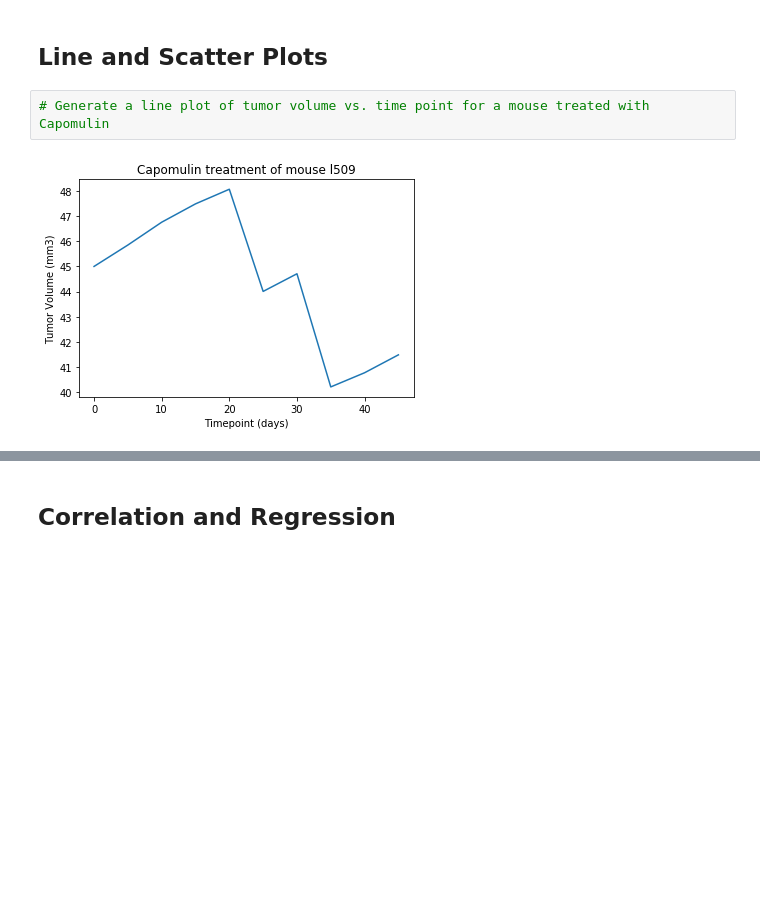
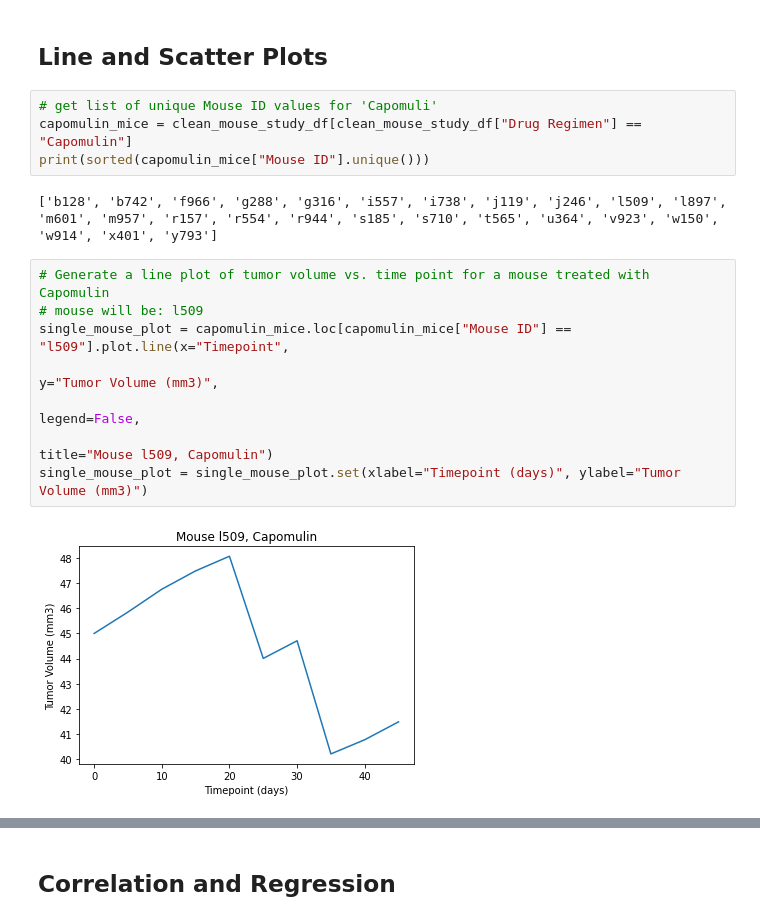
Before and after one commit to zachaa/matplotlib-challenge, a Jupyter notebook: Pymaceuticals/pymaceuticals.ipynb, the cells around one changed output, grey strips where cells are left out. Cells and saved outputs as stored; diff of their text form; blank space fills up the shorter version.

Commit message:
add line,scatter graphs & corr/regress code

```diff
--- a/Pymaceuticals/pymaceuticals.ipynb
+++ b/Pymaceuticals/pymaceuticals.ipynb
@@ -247,7 +247,19 @@ print()  # hide other output from box_ax
 [figure]
 # %% [markdown]
 ## Line and Scatter Plots
+# %%
+# get list of unique Mouse ID values for 'Capomuli'
+capomulin_mice = clean_mouse_study_df[clean_mouse_study_df["Drug Regimen"] == "Capomulin"]
+print(sorted(capomulin_mice["Mouse ID"].unique()))
+# %% [output]
+['b128', 'b742', 'f966', 'g288', 'g316', 'i557', 'i738', 'j119', 'j246', 'l509', 'l897', 'm601', 'm957', 'r157', 'r554', 'r944', 's185', 's710', 't565', 'u364', 'v923', 'w150', 'w914', 'x401', 'y793']
 # %%
 # Generate a line plot of tumor volume vs. time point for a mouse treated with Capomulin
+# mouse will be: l509
+single_mouse_plot = capomulin_mice.loc[capomulin_mice["Mouse ID"] == "l509"].plot.line(x="Timepoint",
+                                                                                       y="Tumor Volume (mm3)",
+                                                                                       legend=False,
+                                                                                       title="Mouse l509, Capomulin")
+single_mouse_plot = single_mouse_plot.set(xlabel="Timepoint (days)", ylabel="Tumor Volume (mm3)")
 # %% [output]
-[figure, old version]
+[figure, new version]
```
Also changed, not shown: parts of 3 cells of this notebook.
